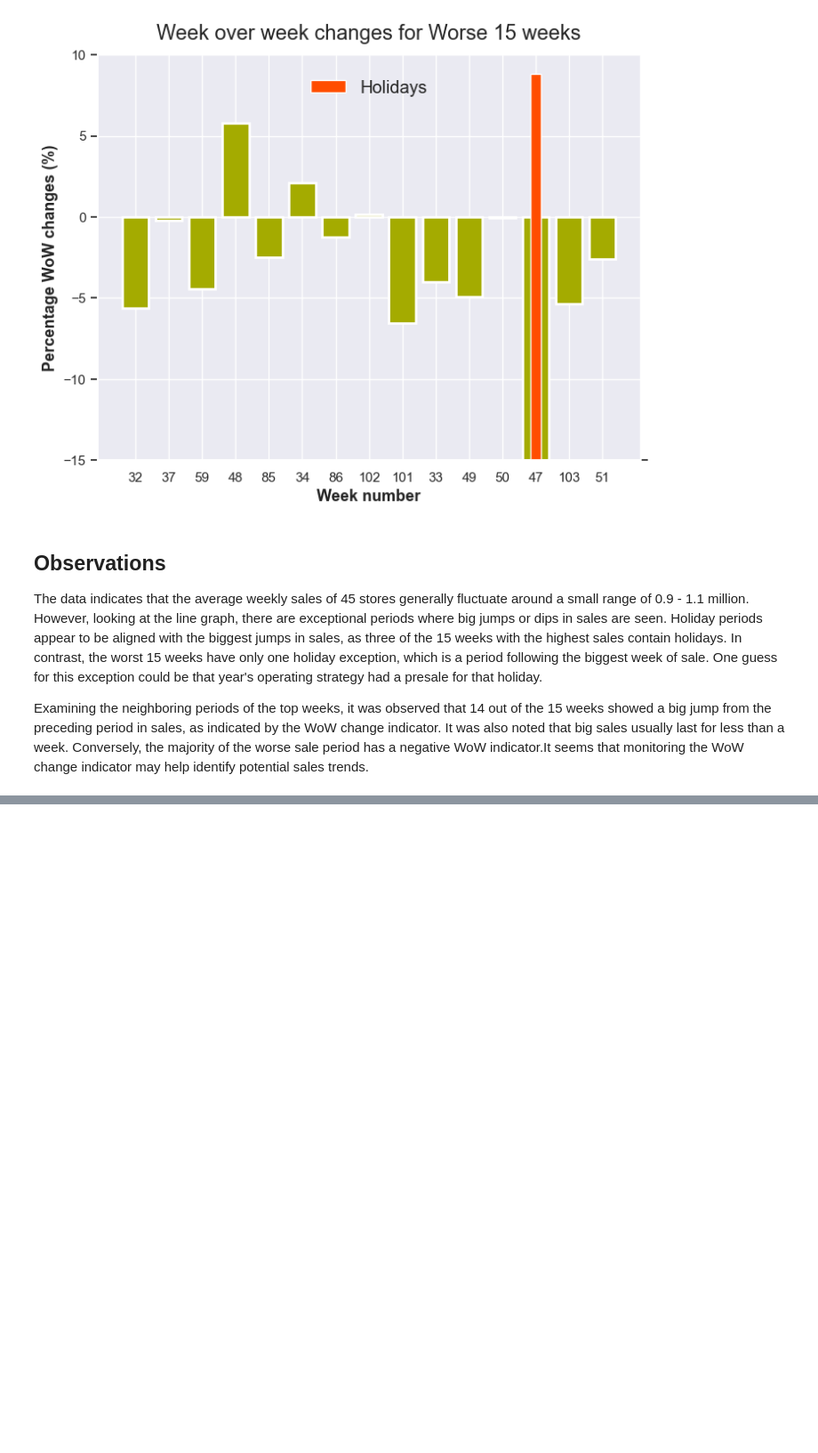
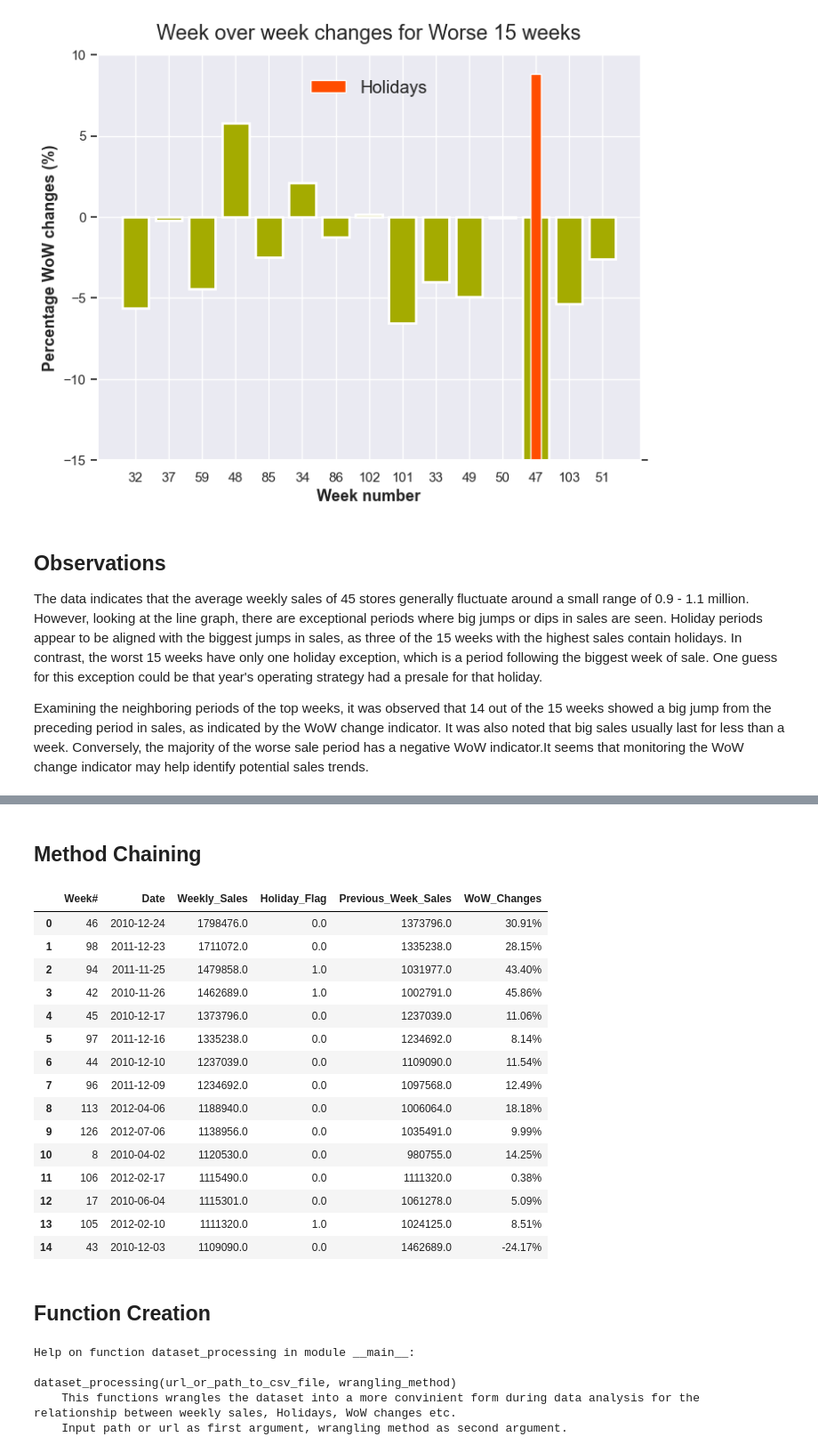
Before and after one commit to ubco-W2022T2-data301/project-group-group36, a Jupyter notebook: analysis/analysis2.ipynb, the cells around one changed output, grey strips where cells are left out. Shown at 89% size. Drawn from its saved outputs; the diff is of its cells as text; code cells hidden in the pictures; blank space fills up the shorter version.

```diff
--- a/analysis/analysis2.ipynb
+++ b/analysis/analysis2.ipynb
@@ -351,0 +375,47 @@ Examining the neighboring periods of the top weeks, it was observed that 14 out
+# %% [markdown]
+## Method Chaining
+# %%
+# Wrangled dataset sorted by ascending date
+MFdf1 = (
+    pd.read_csv('../data/raw/Walmart.csv')
+    .copy().drop(['Store', 'Temperature','Fuel_Price','CPI','Unemployment'], axis=1)
+    .assign(Date=pd.to_datetime(pd.read_csv('../data/raw/Walmart.csv')['Date'], dayfirst=True, yearfirst=False))
+    .groupby('Date').mean().round()
+    .sort_values(by=['Date']).reset_index()
+    .reset_index()
+    .rename(columns={'index': 'Week#'})
+    .assign(Previous_Week_Sales=lambda x: x['Weekly_Sales'].shift(1))
+    .assign(WoW_Changes=lambda x: (x['Weekly_Sales'] - x['Previous_Week_Sales']) / x['Previous_Week_Sales'])
+    .assign(WoW_Changes=lambda x: x['WoW_Changes'].apply(lambda x: f"{x*100:.2f}%"))
+)
+
+# Wrangled dataset sorted by weekly sales
+MFdf2 = (MFdf1
+    .sort_values(by='Weekly_Sales', ascending=False)
+    .reset_index().copy().drop(['index'], axis=1)
+    .astype({'Week#': str})
+)
+
+MFdf_topSales = MFdf2.head(15)
+MFdf_worseSales = MFdf2.tail(15)
+
+MFdf_topSales
+# %% [output]
+|  | Week# | Date | Weekly_Sales | Holiday_Flag | Previous_Week_Sales | WoW_Changes |
+| 0 | 46 | 2010-12-24 | 1798476.0 | 0.0 | 1373796.0 | 30.91% |
+| 1 | 98 | 2011-12-23 | 1711072.0 | 0.0 | 1335238.0 | 28.15% |
+| 2 | 94 | 2011-11-25 | 1479858.0 | 1.0 | 1031977.0 | 43.40% |
+| 3 | 42 | 2010-11-26 | 1462689.0 | 1.0 | 1002791.0 | 45.86% |
+| 4 | 45 | 2010-12-17 | 1373796.0 | 0.0 | 1237039.0 | 11.06% |
+| 5 | 97 | 2011-12-16 | 1335238.0 | 0.0 | 1234692.0 | 8.14% |
+| 6 | 44 | 2010-12-10 | 1237039.0 | 0.0 | 1109090.0 | 11.54% |
+| 7 | 96 | 2011-12-09 | 1234692.0 | 0.0 | 1097568.0 | 12.49% |
+| 8 | 113 | 2012-04-06 | 1188940.0 | 0.0 | 1006064.0 | 18.18% |
+| 9 | 126 | 2012-07-06 | 1138956.0 | 0.0 | 1035491.0 | 9.99% |
+| 10 | 8 | 2010-04-02 | 1120530.0 | 0.0 | 980755.0 | 14.25% |
+| 11 | 106 | 2012-02-17 | 1115490.0 | 0.0 | 1111320.0 | 0.38% |
+| 12 | 17 | 2010-06-04 | 1115301.0 | 0.0 | 1061278.0 | 5.09% |
+| 13 | 105 | 2012-02-10 | 1111320.0 | 1.0 | 1024125.0 | 8.51% |
+| 14 | 43 | 2010-12-03 | 1109090.0 | 0.0 | 1462689.0 | -24.17% |
+# %% [markdown]
+## Function Creation
@@ -351,0 +454,8 @@ Examining the neighboring periods of the top weeks, it was observed that 14 out
+# %%
+help(dataset_processing)
+# %% [output]
+Help on function dataset_processing in module __main__:
+
+dataset_processing(url_or_path_to_csv_file, wrangling_method)
+    This functions wrangles the dataset into a more convinient form during data analysis for the relationship between weekly sales, Holidays, WoW changes etc.
+    Input path or url as first argument, wrangling method as second argument.
```
Also changed, not shown: parts of 3 cells of this notebook, 1 other file.
